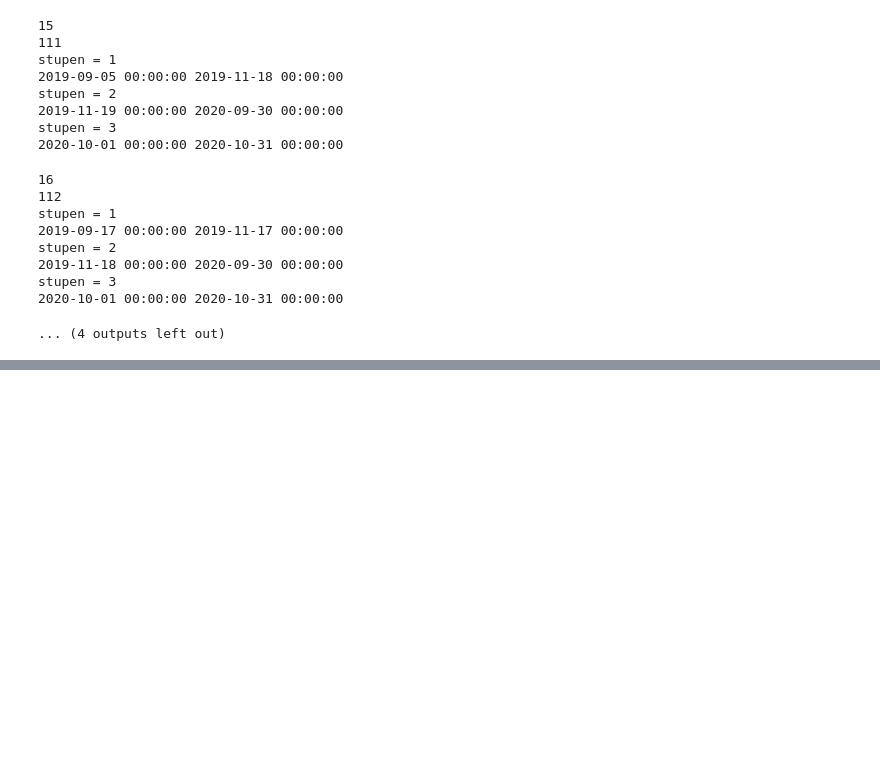
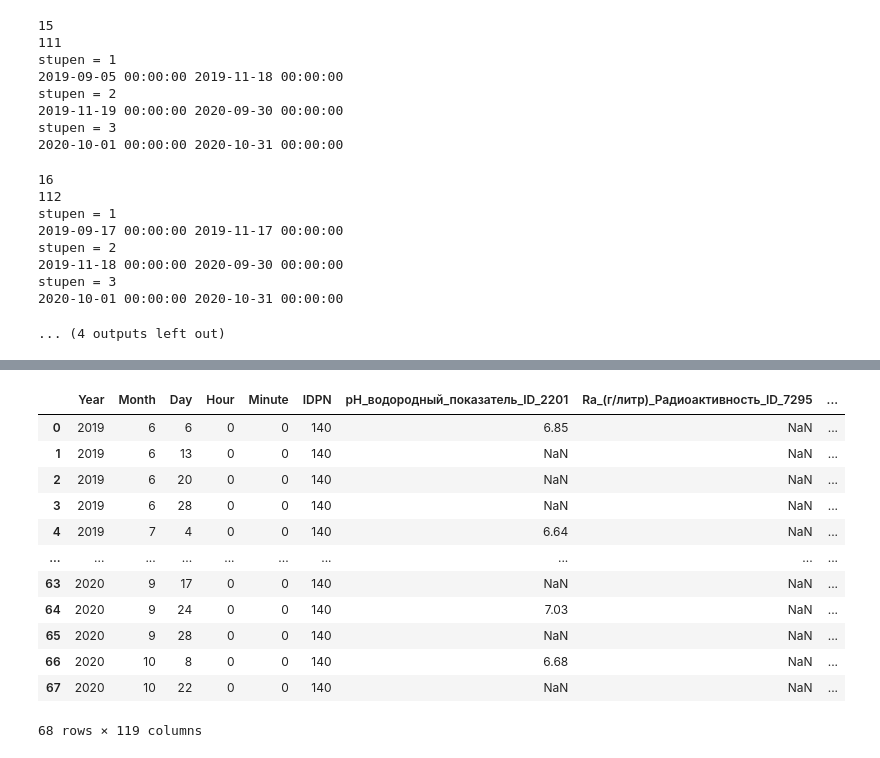
Before and after one commit to ekortunov/Jupiter, a Jupyter notebook: Essentuk_Lin_Regression.ipynb, the cells around one changed output, grey strips where cells are left out. Saved outputs shown, nothing was run; the diff lists cells and outputs as text; code cells hidden in the pictures; blank space fills up the shorter version.

```diff
--- a/Essentuk_Lin_Regression.ipynb
+++ b/Essentuk_Lin_Regression.ipynb
@@ -811,0 +834,7 @@ stupen = 3
+# %%
+test= test[test['Сухой_остаток_эксперимент__(грамм_в_литре)_ID_2206'].notna()]
+test = test[['ДАТА','ДАТА_Числ','Сухой_остаток_эксперимент__(грамм_в_литре)_ID_2206']]
+test.to_csv(fullpath2, index=False,encoding= 'utf-8-sig')
+# %%
+test = test[test['Сухой_остаток_эксперимент__(грамм_в_литре)_ID_2206'].notna()]
+test['Сухой_остаток_эксперимент__(грамм_в_литре)_ID_2206'].count()
@@ -811,0 +1103,16 @@ stupen = 3
+# %%
+test
+# %% [output]
+|  | Year | Month | Day | Hour | Minute | IDPN | pH_водородный_показатель_ID_2201 | Ra_(г/литр)_Радиоактивность_ID_7295 | ... |
+| 0 | 2019 | 6 | 6 | 0 | 0 | 140 | 6.85 | NaN | ... |
+| 1 | 2019 | 6 | 13 | 0 | 0 | 140 | NaN | NaN | ... |
+| 2 | 2019 | 6 | 20 | 0 | 0 | 140 | NaN | NaN | ... |
+| 3 | 2019 | 6 | 28 | 0 | 0 | 140 | NaN | NaN | ... |
+| 4 | 2019 | 7 | 4 | 0 | 0 | 140 | 6.64 | NaN | ... |
+| ... | ... | ... | ... | ... | ... | ... | ... | ... | ... |
+| 63 | 2020 | 9 | 17 | 0 | 0 | 140 | NaN | NaN | ... |
+| 64 | 2020 | 9 | 24 | 0 | 0 | 140 | 7.03 | NaN | ... |
+| 65 | 2020 | 9 | 28 | 0 | 0 | 140 | NaN | NaN | ... |
+| 66 | 2020 | 10 | 8 | 0 | 0 | 140 | 6.68 | NaN | ... |
+| 67 | 2020 | 10 | 22 | 0 | 0 | 140 | NaN | NaN | ... |
+68 rows × 119 columns
```
Also changed, not shown: parts of 17 cells of this notebook, 1 other file.
